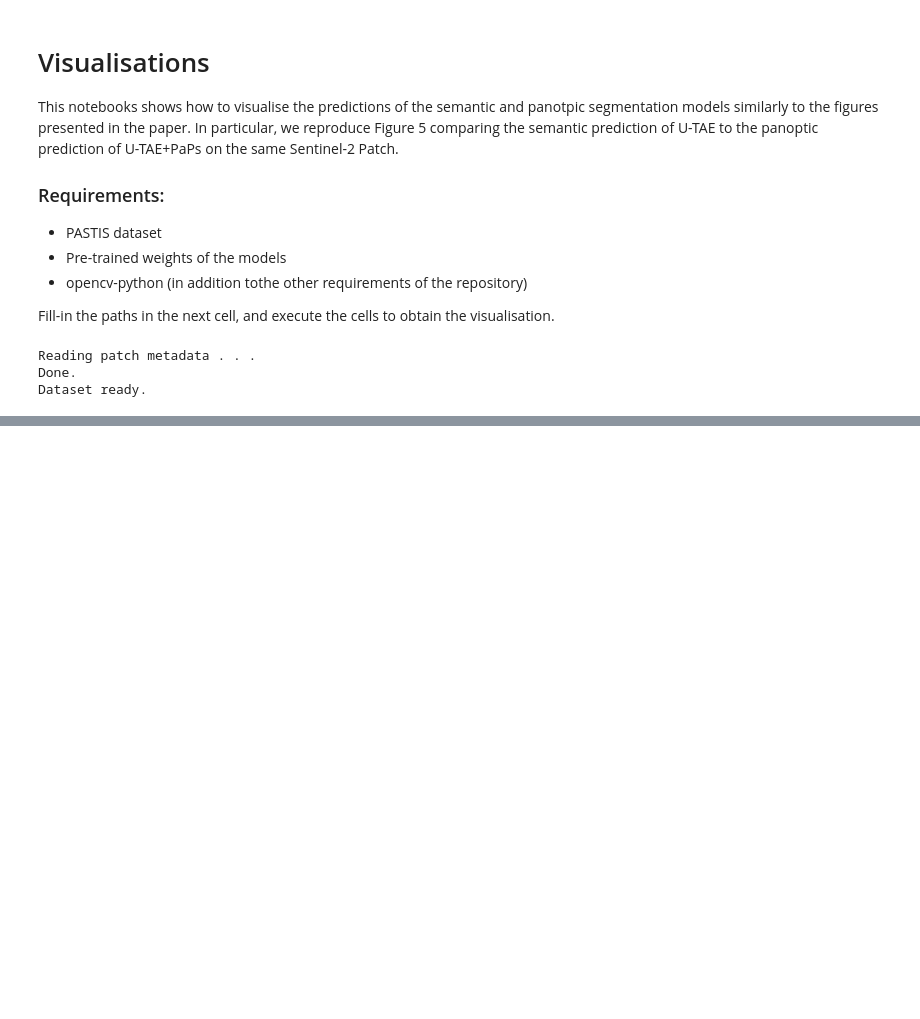
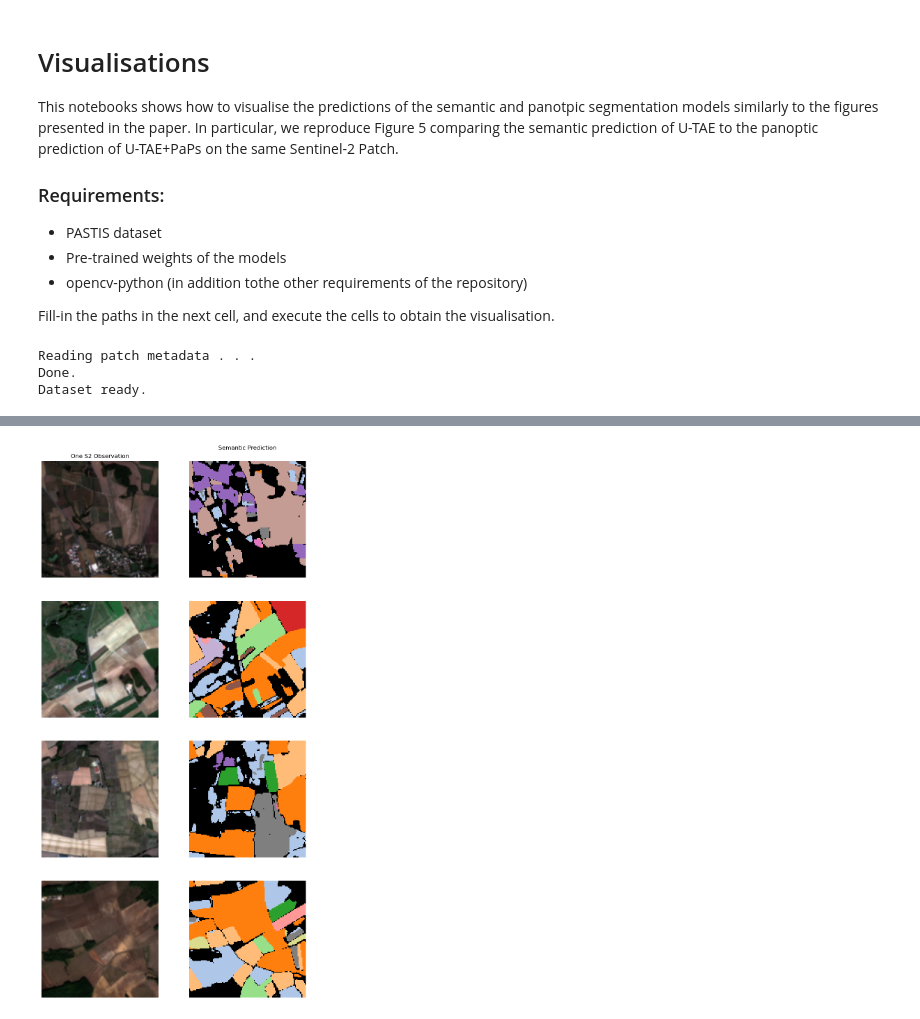
Before and after one commit to rimeger/utae-paps, a Jupyter notebook: Visualisations.ipynb, the cells around one changed output, grey strips where cells are left out. Drawn from its saved outputs; the diff is of its cells as text; code cells hidden in the pictures; blank space fills up the shorter version.

```diff
--- a/Visualisations.ipynb
+++ b/Visualisations.ipynb
@@ -236,3 +236,28 @@ for b in range(batch_size):
+# %%
+# Visualisation of the semantic predictions
+size =5
+fig, axes = plt.subplots(batch_size,2,figsize=(2*size, batch_size*size))
+t=2
+alpha=.5
+
+for b in range(batch_size):
+    # Plot S2 background
+    im = get_rgb(x, b=b, t_show=t)
+    axes[b,0].imshow(im)
+
+    # Plot Semantic Segmentation prediction
+    axes[b,1].matshow(sempred[b].cpu().numpy(),
+                      cmap=cmap,
+                      vmin=0,
+                      vmax=19)
+
+    axes[b,0].axis('off')
+    axes[b,1].axis('off')
+
+    axes[0,0].set_title('One S2 Observation')
+    axes[0,1].set_title('Semantic Prediction')
+# %% [output]
+[figure, added]
 # %%
 # Class Labels
 fig, ax = plt.subplots(1,1, figsize=(3,8))
```
Also changed, not shown: parts of 5 cells of this notebook, 5 other files.
